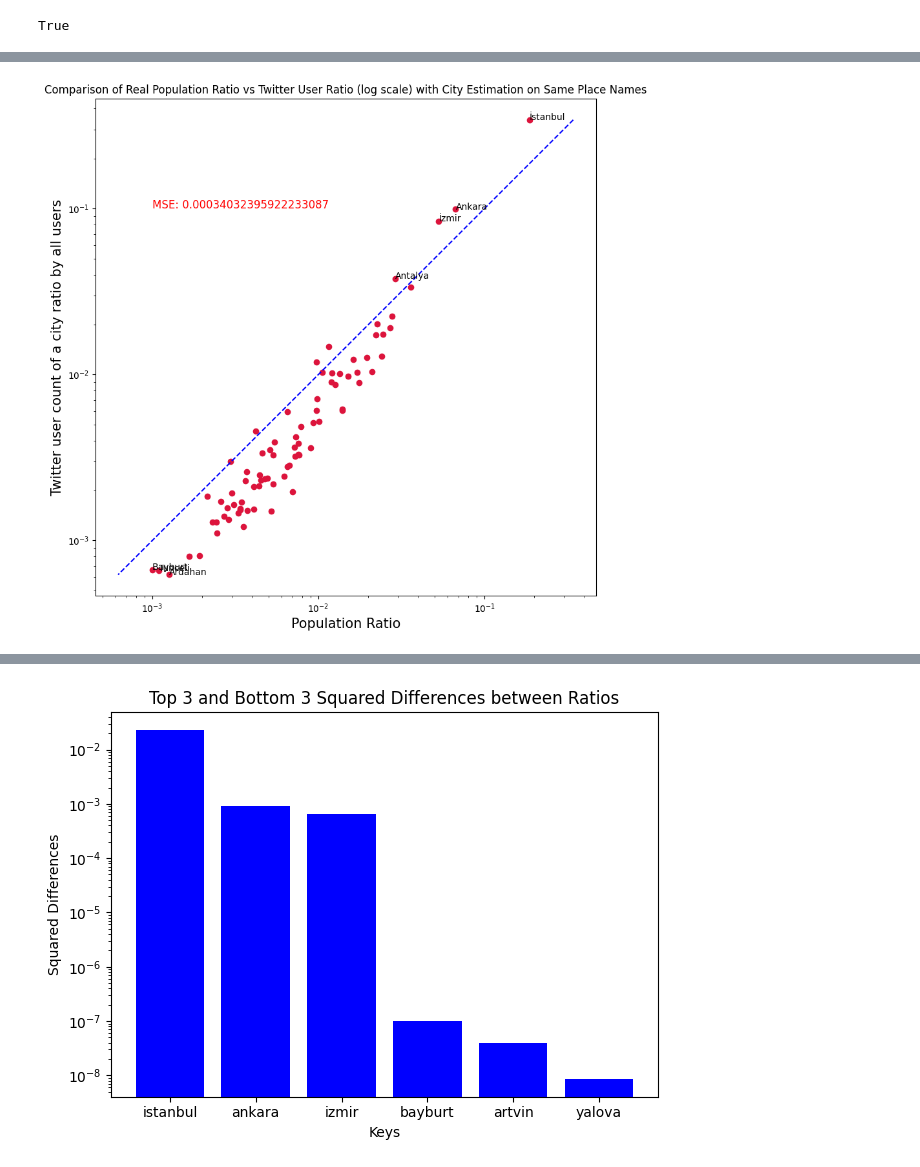
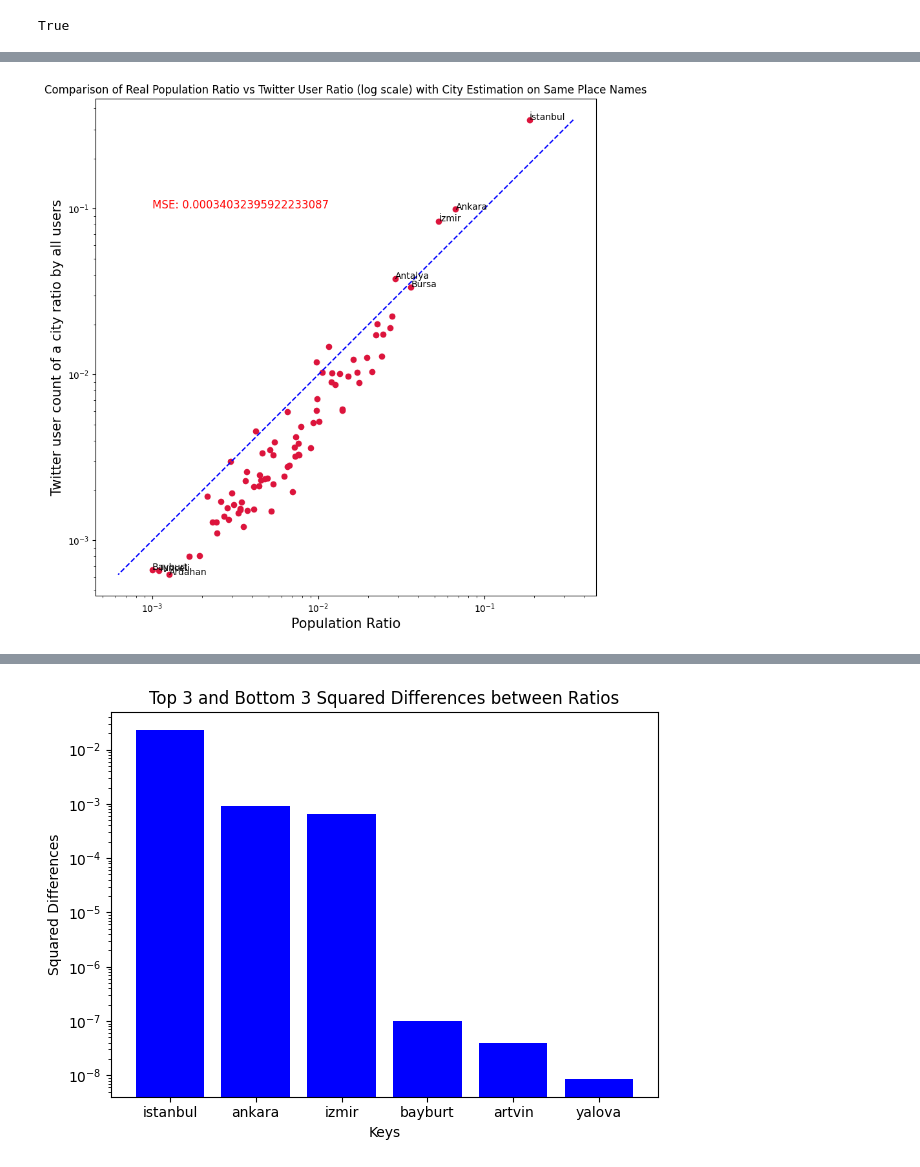
Before and after one commit to alpYener123/FindGeoLocation, a Jupyter notebook: extracting_graphs.ipynb, the cells around one changed output, grey strips where cells are left out. Saved outputs shown, nothing was run; the diff lists cells and outputs as text; code cells hidden in the pictures.

Commit message:
started graphs

```diff
--- a/extracting_graphs.ipynb
+++ b/extracting_graphs.ipynb
@@ -77,34 +213,36 @@ plt.yscale('log')
 plt.xscale('log')
 
 p1 = max(max(estimated_values), max(observed_values))
 p2 = min(min(estimated_values), min(observed_values))
 plt.plot([p1, p2], [p1, p2], 'b--')
 plt.xlabel('Population Ratio', fontsize=15)
 plt.ylabel('Twitter user count of a city ratio by all users', fontsize=15)
 plt.axis('equal')
 plt.title("Comparison of Real Population Ratio vs Twitter User Ratio (log scale) with City Estimation on Same Place Names")
 
 plt.annotate("İzmir", (obs_dict["izmir"],whole_dict["izmir"]))
 plt.annotate("Ankara", (obs_dict["ankara"], whole_dict["ankara"]))
 plt.annotate("İstanbul", (obs_dict["istanbul"], whole_dict["istanbul"]))
 plt.annotate("Ardahan", (obs_dict["ardahan"], whole_dict["ardahan"]))
 plt.annotate("Tunceli", (obs_dict["tunceli"], whole_dict["tunceli"]))
 plt.annotate("Bayburt", (obs_dict["bayburt"], whole_dict["bayburt"]))
 plt.annotate("Antalya", (obs_dict["antalya"], whole_dict["antalya"]))
+plt.annotate("Bursa", (obs_dict["bursa"], whole_dict["bursa"]))
+
 
 '''for key, x, y in zip(obs_dict.keys(), obs_dict.values(), whole_dict.values()):
     plt.annotate(key, (x, y), textcoords="offset points", xytext=(0,10), ha='center')'''
 
 
 text_x = 0.001  # X-coordinate of the text
 text_y = 0.1  # Y-coordinate of the text
 
 text_content = 'MSE: ' + str(mean_squared_error(obs_dict,whole_dict))
 plt.text(text_x, text_y, text_content, fontsize=12, color='red')
 
 plt.savefig('graphs/2.png')
 # %% [output]
-[figure, old version]
+[figure, new version]
 # %%
 squared_diffs = [(key, (obs_dict[key] - whole_dict[key]) ** 2) for key in obs_dict]
 squared_diffs.sort(key=lambda x: x[1], reverse=True)  # Sort by squared difference
```
Also changed, not shown: parts of 11 cells of this notebook, 12 other files.
